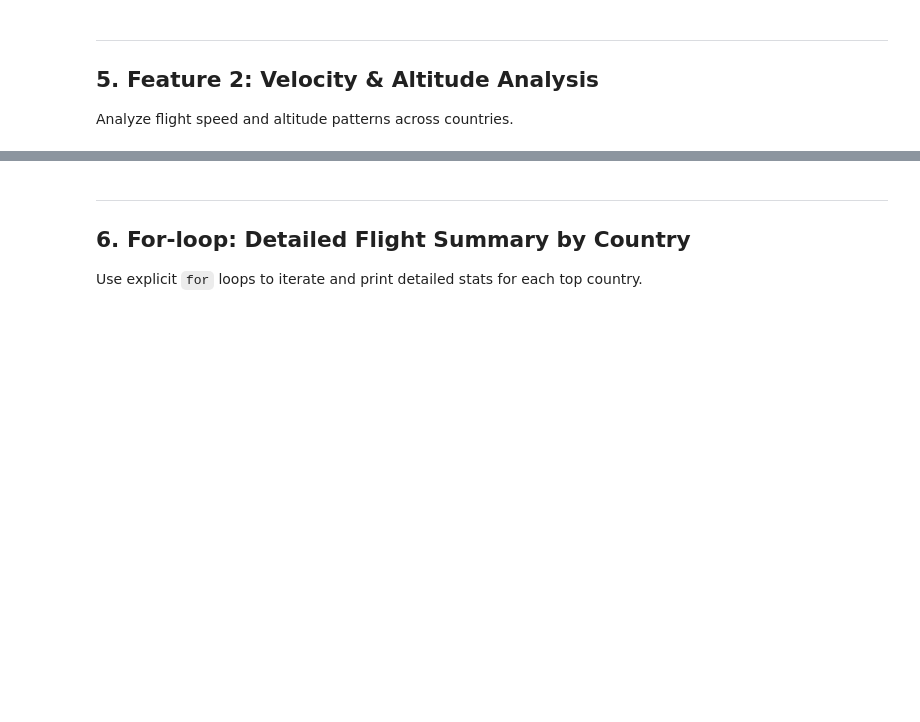
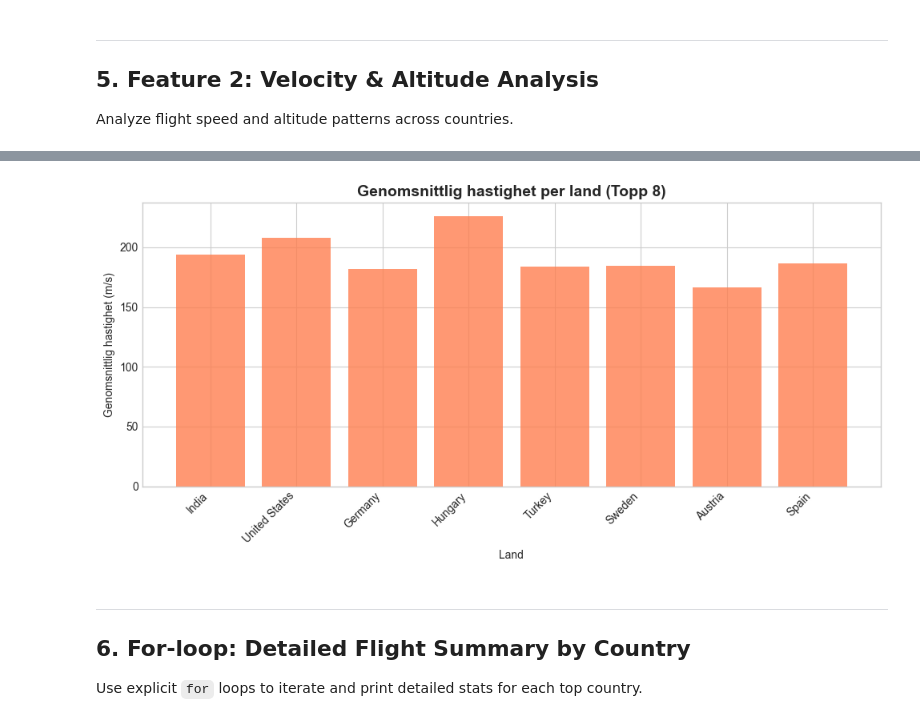
Before and after one commit to shaolinzhou/flight-trend-analyzer, a Jupyter notebook: flight_analyzer.ipynb, the cells around one changed output, grey strips where cells are left out. Saved outputs shown, nothing was run; the diff lists cells and outputs as text; code cells hidden in the pictures; blank space fills up the shorter version.

```diff
--- a/flight_analyzer.ipynb
+++ b/flight_analyzer.ipynb
@@ -97,14 +348,16 @@ display(top_vel)
 # %%
-# Bar chart: average velocity by country
+# Stapeldiagram: genomsnittlig hastighet per land
 plt.figure(figsize=(10, 5))
 top_countries = vel_stats.sort_values("flight_count", ascending=False).head(8)
 plt.bar(top_countries["country"], top_countries["avg_velocity"], alpha=0.8, color="coral")
-plt.title("Average Velocity by Country (Top 8)", fontsize=14, fontweight="bold")
-plt.xlabel("Country")
-plt.ylabel("Avg Velocity (m/s)")
+plt.title("Genomsnittlig hastighet per land (Topp 8)", fontsize=14, fontweight="bold")
+plt.xlabel("Land")
+plt.ylabel("Genomsnittlig hastighet (m/s)")
 plt.xticks(rotation=45, ha="right")
 plt.tight_layout()
 plt.show()
+# %% [output]
+[figure, added]
 # %% [markdown]
 ---
 ## 6. For-loop: Detailed Flight Summary by Country
```
Also changed, not shown: parts of 11 cells of this notebook, 4 other files.
